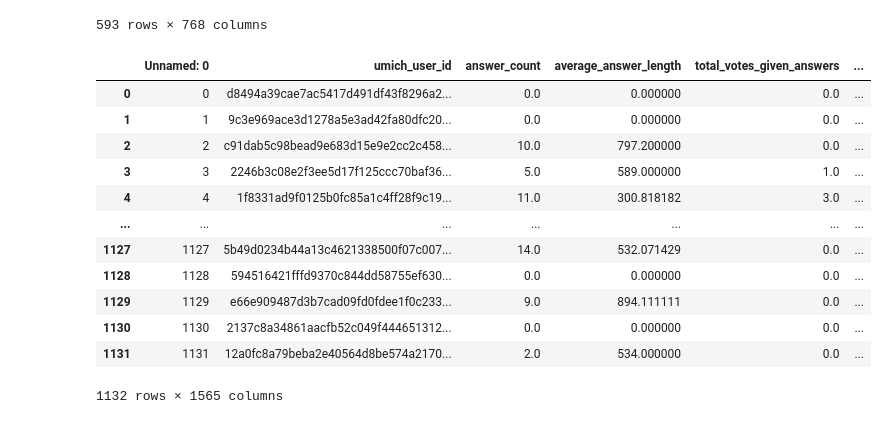
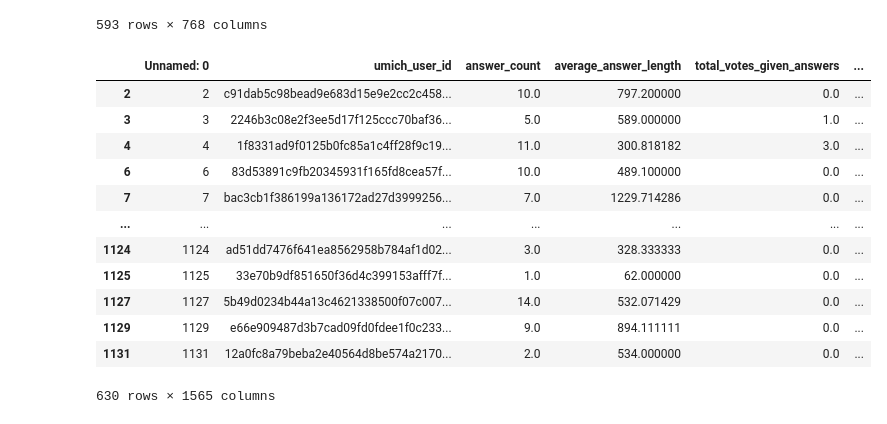
Before and after one commit to sarthyparty/algofair, a Jupyter notebook: sentence_embeddings.ipynb, the cells around one changed output. Drawn from its saved outputs; the diff is of its cells as text; code cells hidden in the pictures.

Commit message:
tested for only people who submitted an answer

```diff
--- a/sentence_embeddings.ipynb
+++ b/sentence_embeddings.ipynb
@@ -135,16 +135,0 @@ preprocessed.fillna(0, inplace=True)
-# %%
-preprocessed
-# %% [output]
-|  | Unnamed: 0 | umich_user_id | answer_count | average_answer_length | total_votes_given_answers | ... |
-| 0 | 0 | d8494a39cae7ac5417d491df43f8296a2... | 0.0 | 0.000000 | 0.0 | ... |
-| 1 | 1 | 9c3e969ace3d1278a5e3ad42fa80dfc20... | 0.0 | 0.000000 | 0.0 | ... |
-| 2 | 2 | c91dab5c98bead9e683d15e9e2cc2c458... | 10.0 | 797.200000 | 0.0 | ... |
-| 3 | 3 | 2246b3c08e2f3ee5d17f125ccc70baf36... | 5.0 | 589.000000 | 1.0 | ... |
-| 4 | 4 | 1f8331ad9f0125b0fc85a1c4ff28f9c19... | 11.0 | 300.818182 | 3.0 | ... |
-| ... | ... | ... | ... | ... | ... | ... |
-| 1127 | 1127 | 5b49d0234b44a13c4621338500f07c007... | 14.0 | 532.071429 | 0.0 | ... |
-| 1128 | 1128 | 594516421fffd9370c844dd58755ef630... | 0.0 | 0.000000 | 0.0 | ... |
-| 1129 | 1129 | e66e909487d3b7cad09fd0fdee1f0c233... | 9.0 | 894.111111 | 0.0 | ... |
-| 1130 | 1130 | 2137c8a34861aacfb52c049f444651312... | 0.0 | 0.000000 | 0.0 | ... |
-| 1131 | 1131 | 12a0fc8a79beba2e40564d8be574a2170... | 2.0 | 534.000000 | 0.0 | ... |
-1132 rows × 1565 columns
@@ -151,3 +140,19 @@ preprocessed
+# %%
+na_dropped
+# %% [output]
+|  | Unnamed: 0 | umich_user_id | answer_count | average_answer_length | total_votes_given_answers | ... |
+| 2 | 2 | c91dab5c98bead9e683d15e9e2cc2c458... | 10.0 | 797.200000 | 0.0 | ... |
+| 3 | 3 | 2246b3c08e2f3ee5d17f125ccc70baf36... | 5.0 | 589.000000 | 1.0 | ... |
+| 4 | 4 | 1f8331ad9f0125b0fc85a1c4ff28f9c19... | 11.0 | 300.818182 | 3.0 | ... |
+| 6 | 6 | 83d53891c9fb20345931f165fd8cea57f... | 10.0 | 489.100000 | 0.0 | ... |
+| 7 | 7 | bac3cb1f386199a136172ad27d3999256... | 7.0 | 1229.714286 | 0.0 | ... |
+| ... | ... | ... | ... | ... | ... | ... |
+| 1124 | 1124 | ad51dd7476f641ea8562958b784af1d02... | 3.0 | 328.333333 | 0.0 | ... |
+| 1125 | 1125 | 33e70b9df851650f36d4c399153afff7f... | 1.0 | 62.000000 | 0.0 | ... |
+| 1127 | 1127 | 5b49d0234b44a13c4621338500f07c007... | 14.0 | 532.071429 | 0.0 | ... |
+| 1129 | 1129 | e66e909487d3b7cad09fd0fdee1f0c233... | 9.0 | 894.111111 | 0.0 | ... |
+| 1131 | 1131 | 12a0fc8a79beba2e40564d8be574a2170... | 2.0 | 534.000000 | 0.0 | ... |
+630 rows × 1565 columns
 # %%
 lst = []
 
```
Also changed, not shown: parts of 8 cells of this notebook.
